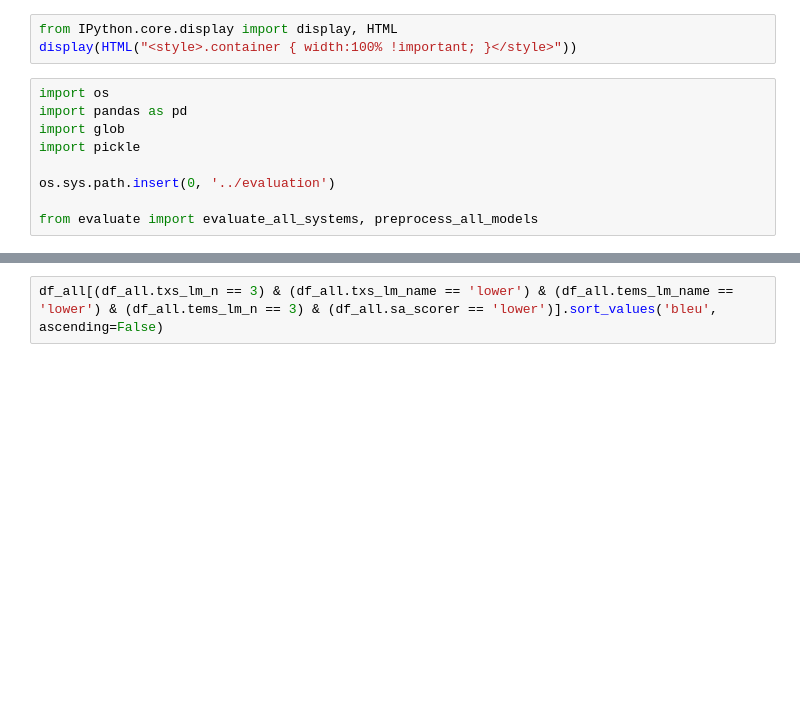
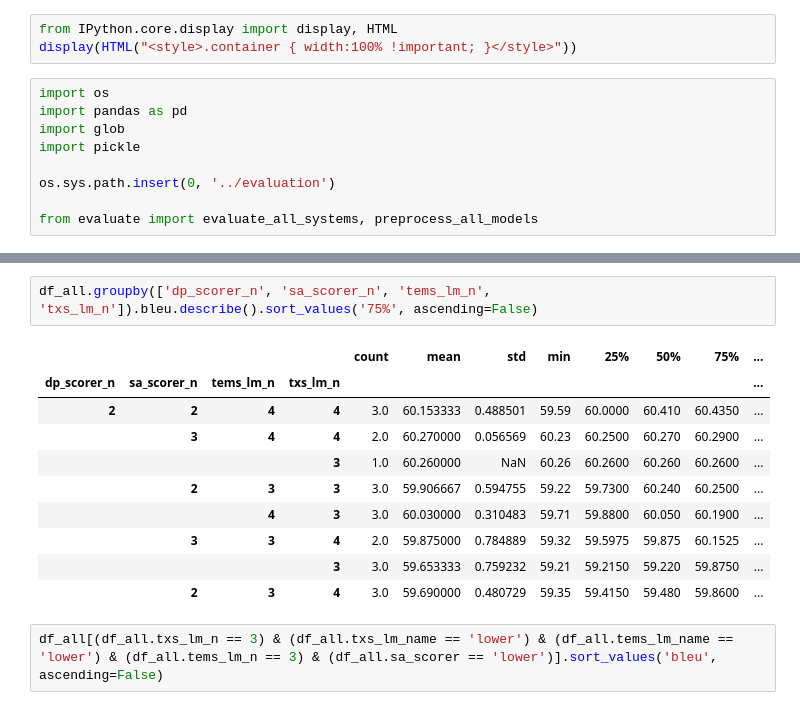
Before and after one commit to abevieiramota/masters, a Jupyter notebook: notebook/00 - Automatic evaluation - DEV.ipynb, the cells around one changed output, grey strips where cells are left out. Saved outputs shown, nothing was run; the diff lists cells and outputs as text; blank space fills up the shorter version.

```diff
--- a/notebook/00 - Automatic evaluation - DEV.ipynb
+++ b/notebook/00 - Automatic evaluation - DEV.ipynb
@@ -66,3 +66,16 @@ df_all.sort_values(by='bleu', ascending=False)
+# %%
+df_all.groupby(['dp_scorer_n', 'sa_scorer_n', 'tems_lm_n', 'txs_lm_n']).bleu.describe().sort_values('75%', ascending=False)
+# %% [output]
+|  |  |  |  | count | mean | std | min | 25% | 50% | 75% | ... |
+| dp_scorer_n | sa_scorer_n | tems_lm_n | txs_lm_n |  |  |  |  |  |  |  | ... |
+| 2 | 2 | 4 | 4 | 3.0 | 60.153333 | 0.488501 | 59.59 | 60.0000 | 60.410 | 60.4350 | ... |
+|  | 3 | 4 | 4 | 2.0 | 60.270000 | 0.056569 | 60.23 | 60.2500 | 60.270 | 60.2900 | ... |
+|  |  |  | 3 | 1.0 | 60.260000 | NaN | 60.26 | 60.2600 | 60.260 | 60.2600 | ... |
+|  | 2 | 3 | 3 | 3.0 | 59.906667 | 0.594755 | 59.22 | 59.7300 | 60.240 | 60.2500 | ... |
+|  |  | 4 | 3 | 3.0 | 60.030000 | 0.310483 | 59.71 | 59.8800 | 60.050 | 60.1900 | ... |
+|  | 3 | 3 | 4 | 2.0 | 59.875000 | 0.784889 | 59.32 | 59.5975 | 59.875 | 60.1525 | ... |
+|  |  |  | 3 | 3.0 | 59.653333 | 0.759232 | 59.21 | 59.2150 | 59.220 | 59.8750 | ... |
+|  | 2 | 3 | 4 | 3.0 | 59.690000 | 0.480729 | 59.35 | 59.4150 | 59.480 | 59.8600 | ... |
 # %%
 df_all[(df_all.txs_lm_n == 3) & (df_all.txs_lm_name == 'lower') & (df_all.tems_lm_name == 'lower') & (df_all.tems_lm_n == 3) & (df_all.sa_scorer == 'lower')].sort_values('bleu', ascending=False)
 # %% [output]
```
Also changed, not shown: parts of 5 cells of this notebook, 7 other files.
